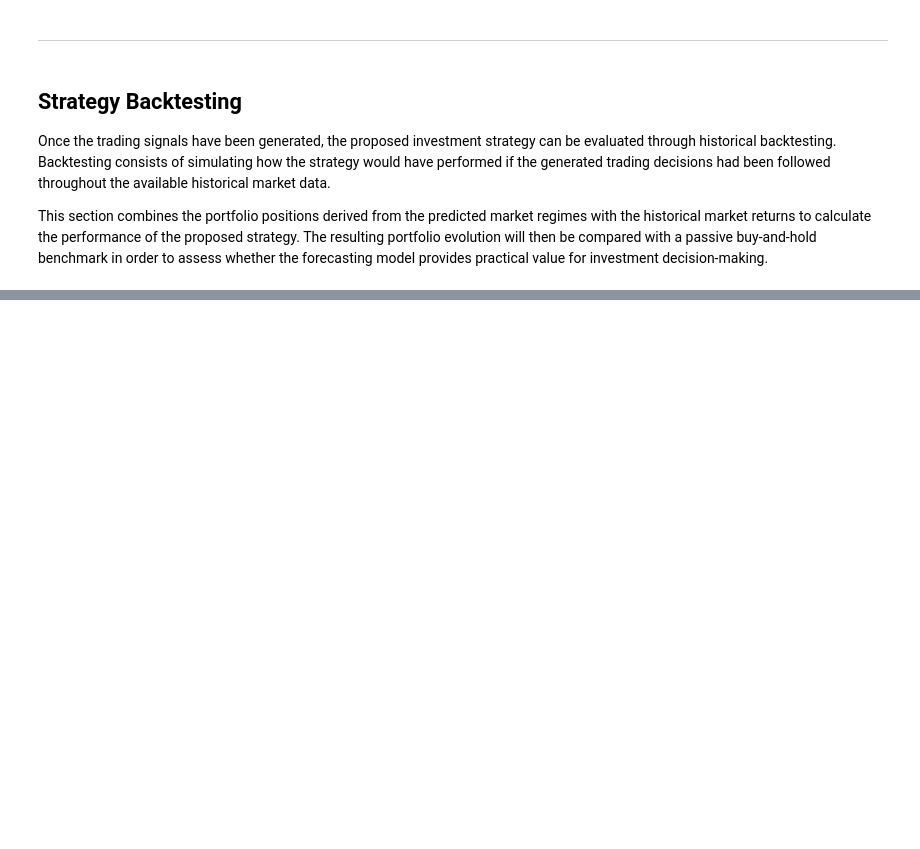
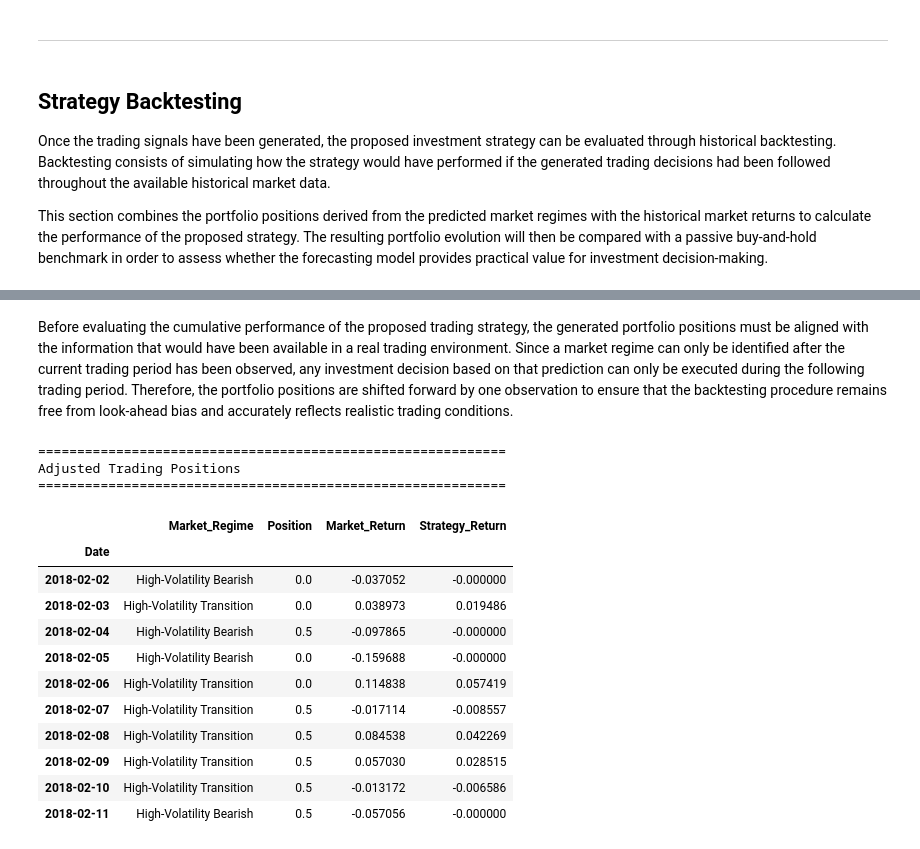
Before and after one commit to GaelRendon/Financial-market-regime-detetcion-system, a Jupyter notebook: notebooks/08_strategy_evaluation.ipynb, the cells around one changed output, grey strips where cells are left out. Saved outputs shown, nothing was run; the diff lists cells and outputs as text; code cells hidden in the pictures; blank space fills up the shorter version.

Commit message:
Implement code changes to enhance functionality and improve performance

```diff
--- a/notebooks/08_strategy_evaluation.ipynb
+++ b/notebooks/08_strategy_evaluation.ipynb
@@ -230,0 +311,43 @@ This section combines the portfolio positions derived from the predicted market
+# %% [markdown]
+Before evaluating the cumulative performance of the proposed trading strategy, the generated portfolio positions must be aligned with the information that would have been available in a real trading environment. Since a market regime can only be identified after the current trading period has been observed, any investment decision based on that prediction can only be executed during the following trading period. Therefore, the portfolio positions are shifted forward by one observation to ensure that the backtesting procedure remains free from look-ahead bias and accurately reflects realistic trading conditions.
+# %%
+# ============================================
+# Adjust Trading Positions
+# ============================================
+
+# Shift positions forward by one trading period to avoid look-ahead bias
+backtest_df["Position"] = backtest_df["Position"].shift(1)
+
+# Remove the first observation generated by the shift
+backtest_df = backtest_df.dropna()
+
+print("=" * 60)
+print("Adjusted Trading Positions")
+print("=" * 60)
+
+display(
+    backtest_df[
+        [
+            "Market_Regime",
+            "Position",
+            "Market_Return",
+            "Strategy_Return"
+        ]
+    ].head(10)
+)
+# %% [output]
+============================================================
+Adjusted Trading Positions
+============================================================
+|  | Market_Regime | Position | Market_Return | Strategy_Return |
+| Date |  |  |  |  |
+| 2018-02-02 | High-Volatility Bearish | 0.0 | -0.037052 | -0.000000 |
+| 2018-02-03 | High-Volatility Transition | 0.0 | 0.038973 | 0.019486 |
+| 2018-02-04 | High-Volatility Bearish | 0.5 | -0.097865 | -0.000000 |
+| 2018-02-05 | High-Volatility Bearish | 0.0 | -0.159688 | -0.000000 |
+| 2018-02-06 | High-Volatility Transition | 0.0 | 0.114838 | 0.057419 |
+| 2018-02-07 | High-Volatility Transition | 0.5 | -0.017114 | -0.008557 |
+| 2018-02-08 | High-Volatility Transition | 0.5 | 0.084538 | 0.042269 |
+| 2018-02-09 | High-Volatility Transition | 0.5 | 0.057030 | 0.028515 |
+| 2018-02-10 | High-Volatility Transition | 0.5 | -0.013172 | -0.006586 |
+| 2018-02-11 | High-Volatility Bearish | 0.5 | -0.057056 | -0.000000 |
```
Also changed, not shown: parts of 6 cells of this notebook.
